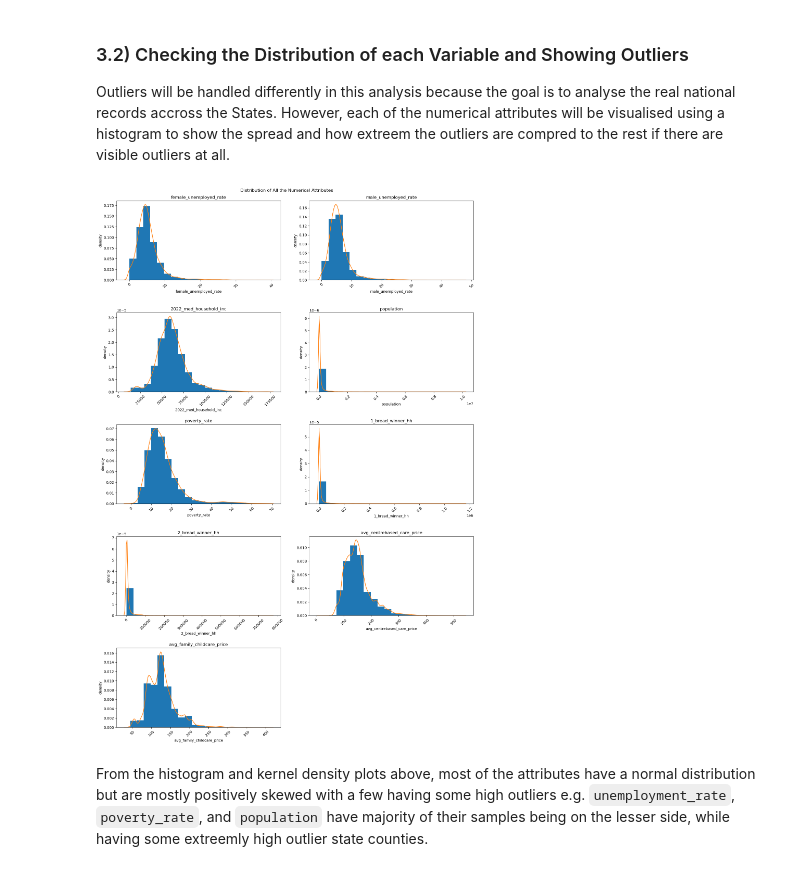
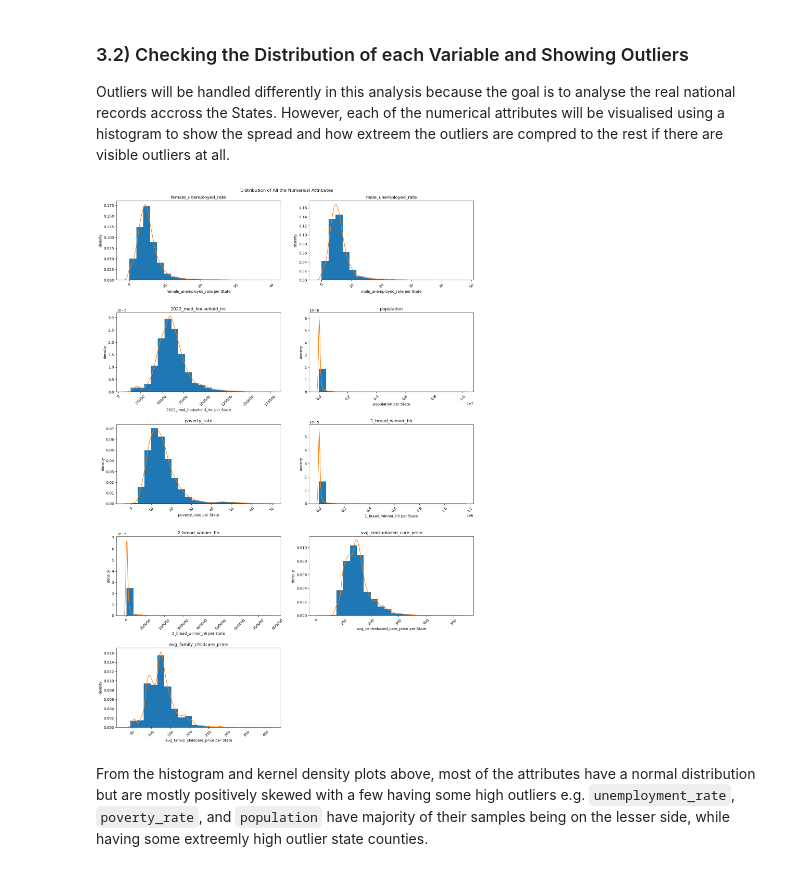
Before and after one commit to kaymighty86/us-poverty-rate-analysis, a Jupyter notebook: us_poverty_rate_analysis_notebook.ipynb, the cells around one changed output. Cells and saved outputs as stored; diff of their text form; code cells hidden in the pictures.

```diff
--- a/us_poverty_rate_analysis_notebook.ipynb
+++ b/us_poverty_rate_analysis_notebook.ipynb
@@ -441,25 +443,25 @@ Outliers will be handled differently in this analysis because the goal is to ana
 # %%
 numeric_attr = ["female_unemployed_rate", "male_unemployed_rate", "2022_med_household_inc", "population", "poverty_rate", "1_bread_winner_hh", "2_bread_winner_hh", "avg_centrebased_care_price", "avg_family_childcare_price"]
 curr_col = 1
 cols = 2
 rows = int(len(numeric_attr)/cols)
 rows += 1 if rows * cols < len(numeric_attr) else rows #if the number of rows is not enough, add 1 to it (it means the list of plots needed is odd not even)
 
 plt.figure(figsize=(15, 22))
 for attribute in numeric_attr:
     plt.subplot(rows, cols, curr_col)
     plt.title(attribute)
     plt.hist(filtered_df[attribute], bins=20, density=True)#ploting with density instead of count
     sns.kdeplot(filtered_df[attribute])
-    plt.xlabel(attribute)
+    plt.xlabel(f"{attribute} per State")
     plt.xticks(rotation = 45)
     plt.ylabel("density")
     curr_col += 1
 plt.suptitle("Distribution of All the Numerical Attributes")
 plt.tight_layout(pad=2)
 plt.show()
 # %% [output]
-[figure, old version]
+[figure, new version]
 # %% [markdown]
 From the histogram and kernel density plots above, most of the attributes have a normal distribution but are mostly positively skewed with a few having some high outliers e.g. `unemployment_rate`, `poverty_rate`, and `population` have majority of their samples being on the lesser side, while having some extreemly high outlier state counties.
 # %% [markdown]
```
Also changed, not shown: parts of 18 cells of this notebook, 2 other files.
